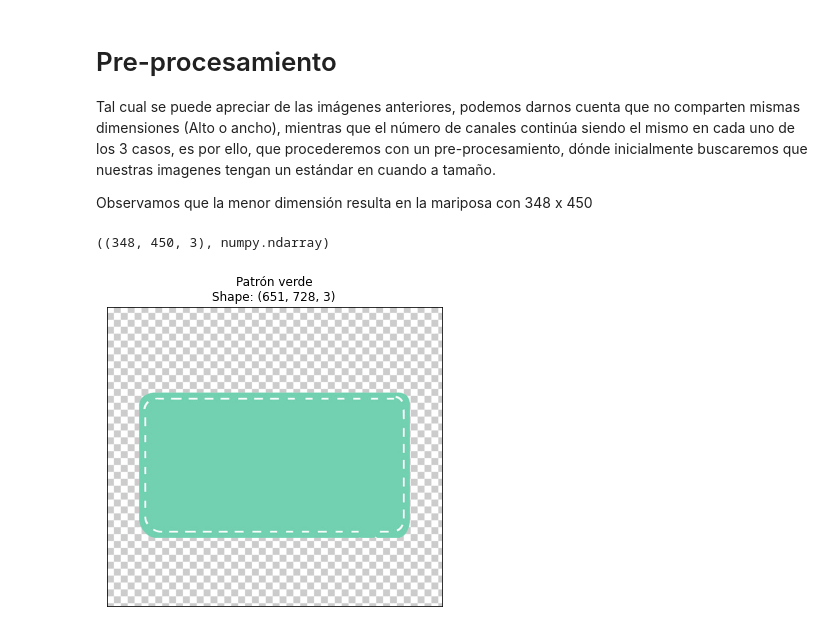
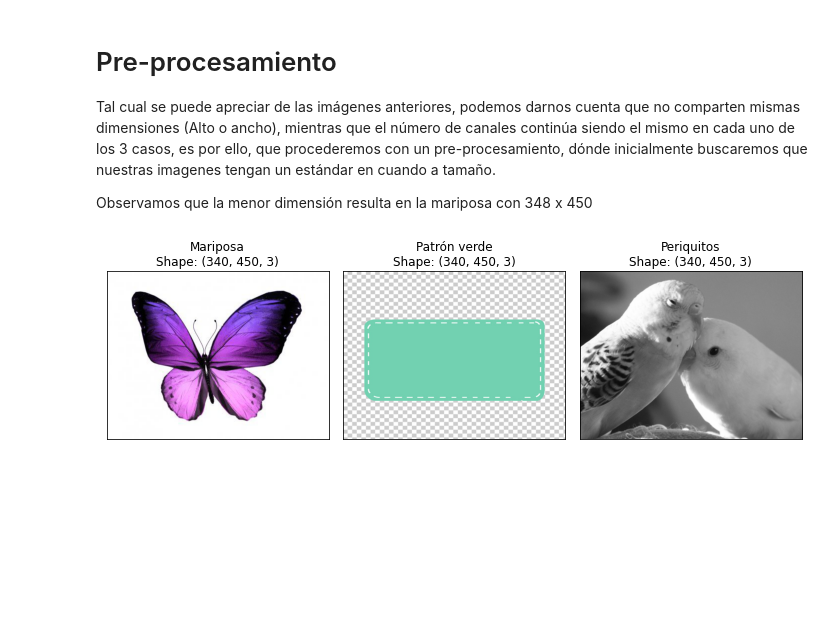
Before and after one commit to JonathanMartignon/LicenciaturaCienciaDeDatos, a Jupyter notebook: Computacion_Estadistica/Proyecto/Proyecto_Martiñon.ipynb, the cells around one changed output. Saved outputs shown, nothing was run; the diff lists cells and outputs as text; code cells hidden in the pictures; blank space fills up the shorter version.

Commit message:
Estandarizado de Formas

```diff
--- a/Computacion_Estadistica/Proyecto/Proyecto_Martiñon.ipynb
+++ b/Computacion_Estadistica/Proyecto/Proyecto_Martiñon.ipynb
@@ -79,6 +82,32 @@ def muestra_imagen(ruta = None, imagen = None, title = "Imagen",
   if fig:
     # Mostramos la imagen
     plt.show()
+# %%
+def preprocesa(ruta="./", resize =  (450,340)):
+
+  '''
+  @Autor: Jonathan Martiñón
+
+  @Descripción:    Función encargada únicamente de mostrar
+                   una imagen y su forma.
+
+  @Parámetros:
+
+  ruta             Ruta donde se encuentra la imagen a preprocesar    STR
+
+  resize           Tamaño nuevo de la imagen a mostrar                TUPLE
+
+  @Devuelve:
+
+  resized_image    Imagen ajustada                                    NUMPY.ARRAY
+  '''
+
+  # Leemos la imagen a partir de ella
+  image = Image.open(ruta)
+
+  resized_image = image.resize(resize)
+
+  return np.array(resized_image)
 # %%
 def denoise_image(filename, burn_in_steps, total_samples, logfile):
     posterior = get_posterior(filename, burn_in_steps, total_samples, logfile=logfile)
@@ -194,15 +223,27 @@ plt.show()
 Tal cual se puede apreciar de las imágenes anteriores, podemos darnos cuenta que no comparten mismas dimensiones (Alto o ancho), mientras que el número de canales continúa siendo el mismo en cada uno de los 3 casos, es por ello, que procederemos con un pre-procesamiento, dónde inicialmente buscaremos que nuestras imagenes tengan un estándar en cuando a tamaño.
 
 Observamos que la menor dimensión resulta en la mariposa con 348 x 450
-# %%
-butterfly_img = plt.imread("Data/butterfly.jpg")
-butterfly_img.shape, type(butterfly_img)
-# %% [output]
-((348, 450, 3), numpy.ndarray)
-# %%
-muestra_imagen(ruta = "Data/pattern-green.jpg", title = "Patrón verde")
-# %% [output]
-[figure, removed]
+# %%
+butter_resize = preprocesa(ruta="Data/butterfly.jpg")
+pattern_resize = preprocesa(ruta="Data/pattern-green.jpg")
+periquitos_resize = preprocesa(ruta="Data/periquitos.jpg")
+# %%
+plt.figure(figsize=(10,5))
+
+plt.subplot(1,3,1)
+muestra_imagen(imagen = butter_resize, title = "Mariposa")
+
+plt.subplot(1,3,2)
+muestra_imagen(imagen = pattern_resize, title = "Patrón verde")
+
+plt.subplot(1,3,3)
+muestra_imagen(imagen = periquitos_resize, title = "Periquitos")
+
+plt.tight_layout()
+#plt.savefig("./AjusteDeFormas.png",format="png")
+plt.show()
+# %% [output]
+[figure, added]
 # %%
 img_gray = np.dot(my_img[..., :3], [0.2989, 0.5870, 0.1140])
 plt.imshow(img_gray, cmap="gray")
```
Also changed, not shown: parts of 2 cells of this notebook.
